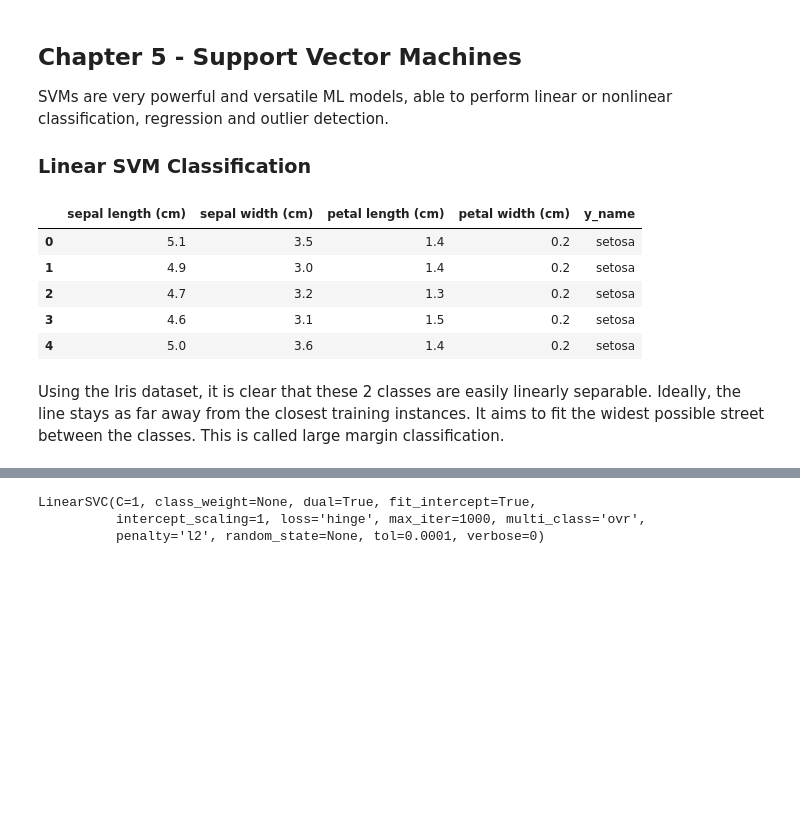
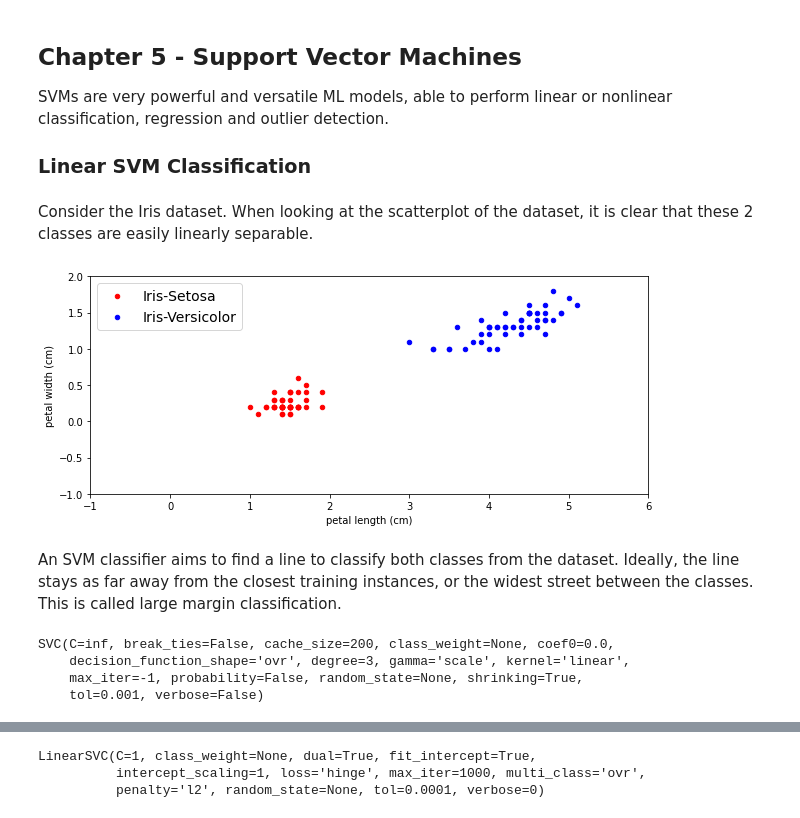
Before and after one commit to bryanblackbee/topic__hands-on-machine-learning, a Jupyter notebook: chap05/05-textbook-support-vector-machines-01.ipynb, the cells around one changed output, grey strips where cells are left out. Saved outputs shown, nothing was run; the diff lists cells and outputs as text; code cells hidden in the pictures; blank space fills up the shorter version.

```diff
--- a/chap05/05-textbook-support-vector-machines-01.ipynb
+++ b/chap05/05-textbook-support-vector-machines-01.ipynb
@@ -26,14 +26,6 @@ y = pd.Series(iris_dataset['target'])
 y_names = pd.Series(iris_dataset['target_names'][i] for i in y)
 
 df = X.join(pd.DataFrame(y_names, columns=['y_name']))
-df.head()
-# %% [output]
-|  | sepal length (cm) | sepal width (cm) | petal length (cm) | petal width (cm) | y_name |
-| 0 | 5.1 | 3.5 | 1.4 | 0.2 | setosa |
-| 1 | 4.9 | 3.0 | 1.4 | 0.2 | setosa |
-| 2 | 4.7 | 3.2 | 1.3 | 0.2 | setosa |
-| 3 | 4.6 | 3.1 | 1.5 | 0.2 | setosa |
-| 4 | 5.0 | 3.6 | 1.4 | 0.2 | setosa |
 # %%
 # For testing
 # display(X.head(2))
@@ -42,2 +35,28 @@ df.head()
+# %% [markdown]
+Consider the Iris dataset. When looking at the scatterplot of the dataset, it is clear that these 2 classes are easily linearly separable.
+# %%
+# Scatterplot for only setosa and versicolor
+fig, ax = plt.subplots(figsize=(10,4))
+df[df.y_name=='setosa'].plot(kind='scatter', x='petal length (cm)', y='petal width (cm)', ax=ax, color='red')
+df[df.y_name=='versicolor'].plot(kind='scatter', x='petal length (cm)', y='petal width (cm)', ax=ax, color='blue')
+ax.set_ylim(-1,2)
+ax.set_xlim(-1,6)
+ax.legend(['Iris-Setosa', 'Iris-Versicolor'], fontsize=14)
+plt.show()
+# %% [output]
+[figure, added]
 # %% [markdown]
-Using the Iris dataset, it is clear that these 2 classes are easily linearly separable. Ideally, the line stays as far away from the closest training instances. It aims to fit the widest possible street between the classes. This is called large margin classification.
+An SVM classifier aims to find a line to classify both classes from the dataset. Ideally, the line stays as far away from the closest training instances, or the widest street between the classes. This is called large margin classification.
+# %%
+# Train
+df_ex1 = pd.concat([df[df.y_name=='setosa'], df[df.y_name=='versicolor']])
+X_ex1 = df_ex1[['petal length (cm)', 'petal width (cm)']]
+y_ex1 = df_ex1['y_name']
+
+clf_ex1 = SVC(kernel='linear', C=float('inf'))
+clf_ex1.fit(X_ex1, y_ex1)
+# %% [output]
+SVC(C=inf, break_ties=False, cache_size=200, class_weight=None, coef0=0.0,
+    decision_function_shape='ovr', degree=3, gamma='scale', kernel='linear',
+    max_iter=-1, probability=False, random_state=None, shrinking=True,
+    tol=0.001, verbose=False)
```
Also changed, not shown: parts of 10 cells of this notebook.
